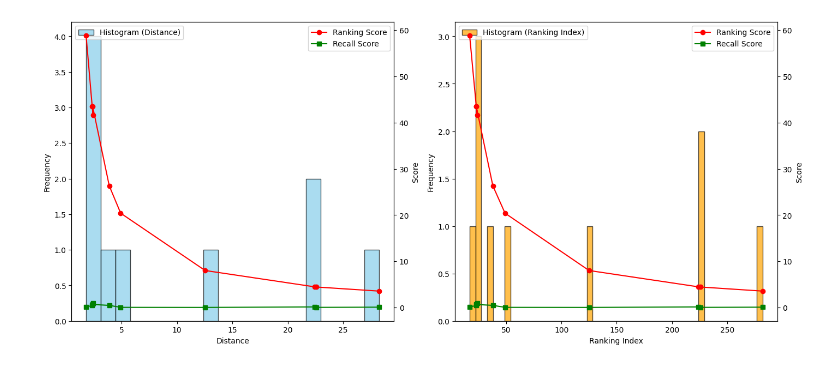
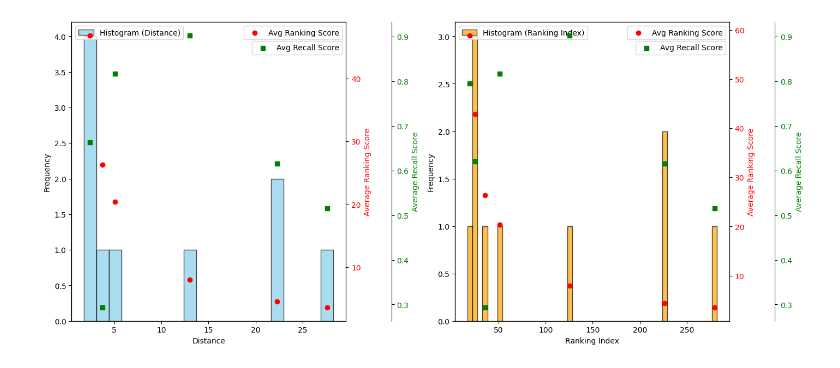
Before and after one commit to wiphoo/Website_Resources, a Jupyter notebook: tools/matplotlib/plot_multiple_datasets_on_y-axis.ipynb, the cells around one changed output. Saved outputs shown, nothing was run; the diff lists cells and outputs as text; code cells hidden in the pictures.

Commit message:
use average to recall and ranking scores

```diff
--- a/tools/matplotlib/plot_multiple_datasets_on_y-axis.ipynb
+++ b/tools/matplotlib/plot_multiple_datasets_on_y-axis.ipynb
@@ -87,43 +87,69 @@ df
 # %%
 import matplotlib.pyplot as plt
 
+# avg distance
+distance_bin_size = 20
+distance_bins = pd.cut(df["Distance"], bins=distance_bin_size)
+distance_avg = df.groupby(distance_bins).mean()
+distance_midpoints = [interval.mid for interval in distance_bins.cat.categories]
+
+# avg ranking index
+ranking_index_bin_size = 50
+ranking_index_bins = pd.cut(df["Ranking Index"], bins=ranking_index_bin_size)
+ranking_index_avg = df.groupby(ranking_index_bins).mean()
+ranking_index_midpoints = [interval.mid for interval in ranking_index_bins.cat.categories]
 
 # create a figure and subplots
 fig, axes = plt.subplots(1, 2, figsize=(14, 6), constrained_layout=True)
 
 # first subplot: histogram by distance
 ax1 = axes[0]
 ax2 = ax1.twinx()
+ax3 = ax1.twinx()
+ax3.spines["right"].set_position(("outward", 60))
 
 # histogram for distance
-ax1.hist(df["Distance"], bins=20, alpha=0.7, label="Histogram (Distance)", color="skyblue", edgecolor="black")
+ax1.hist(df["Distance"], bins=distance_bin_size, alpha=0.7, label="Histogram (Distance)", color="skyblue", edgecolor="black")
 ax1.set_xlabel("Distance")
 ax1.set_ylabel("Frequency")
 ax1.legend(loc="upper left")
 
 # line plots for ranking score and recall score
-ax2.plot(df["Distance"], df["Ranking Score"], 'o-', label="Ranking Score", color="red")
-ax2.plot(df["Distance"], df["Recall Score"], 's-', label="Recall Score", color="green")
-ax2.set_ylabel("Score")
+ax2.scatter(distance_midpoints, distance_avg["Ranking Score"], label="Avg Ranking Score", color="red", marker="o")
+ax2.set_ylabel("Average Ranking Score", color="red")
+ax2.tick_params(axis='y', labelcolor="red")
 ax2.legend(loc="upper right")
 
+ax3.scatter(distance_midpoints, distance_avg["Recall Score"], label="Avg Recall Score", color="green", marker="s")
+ax3.set_ylabel("Average Recall Score", color="green")
+ax3.tick_params(axis='y', labelcolor="green")
+ax3.legend(loc="upper right", bbox_to_anchor=(1.0, 0.95))
+
+
 # second subplot: historgram by ranking index
-ax3 = axes[1]
-ax4 = ax3.twinx()
+ax4 = axes[1]
+ax5 = ax4.twinx()
+ax6 = ax4.twinx()
+ax6.spines["right"].set_position(("outward", 60))
 
 # histogram for ranking index
-ax3.hist(df["Ranking Index"], bins=50, alpha=0.7, label="Histogram (Ranking Index)", color="orange", edgecolor="black")
-ax3.set_xlabel("Ranking Index")
-ax3.set_ylabel("Frequency")
-ax3.legend(loc="upper left")
+ax4.hist(df["Ranking Index"], bins=ranking_index_bin_size, alpha=0.7, label="Histogram (Ranking Index)", color="orange", edgecolor="black")
+ax4.set_xlabel("Ranking Index")
+ax4.set_ylabel("Frequency")
+ax4.legend(loc="upper left")
 
 # line plots for ranking score and recall score
-ax4.plot(df["Ranking Index"], df["Ranking Score"], 'o-', label="Ranking Score", color="red")
-ax4.plot(df["Ranking Index"], df["Recall Score"], 's-', label="Recall Score", color="green")
-ax4.set_ylabel("Score")
-ax4.legend(loc="upper right")
+ax5.scatter(ranking_index_midpoints, ranking_index_avg["Ranking Score"], label="Avg Ranking Score", color="red", marker="o")
+ax5.set_ylabel("Average Ranking Score", color="red")
+ax5.tick_params(axis='y', labelcolor="red")
+ax5.legend(loc="upper right")
+
+ax6.scatter(ranking_index_midpoints, ranking_index_avg["Recall Score"], label="Avg Recall Score", color="green", marker="s")
+ax6.set_ylabel("Average Recall Score", color="green")
+ax6.tick_params(axis='y', labelcolor="green")
+ax6.legend(loc="upper right", bbox_to_anchor=(1.0, 0.95))
 
 # show the plot
 plt.show()
 # %% [output]
-[figure, old version]
+[figure, new version]
```
Also changed, not shown: parts of 1 cell of this notebook.
